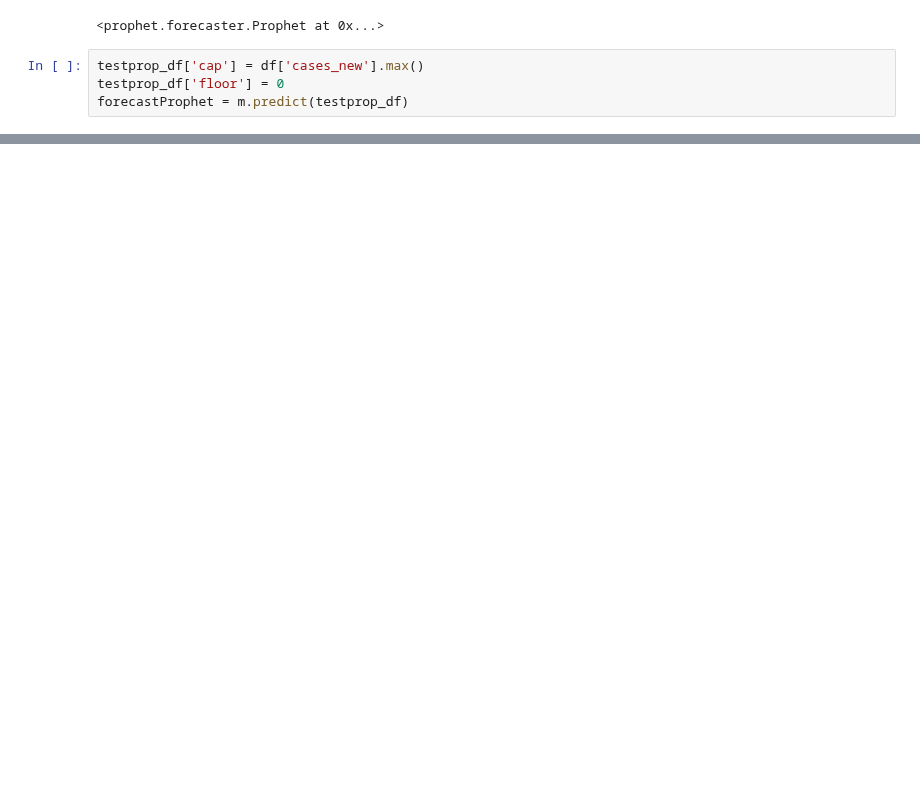
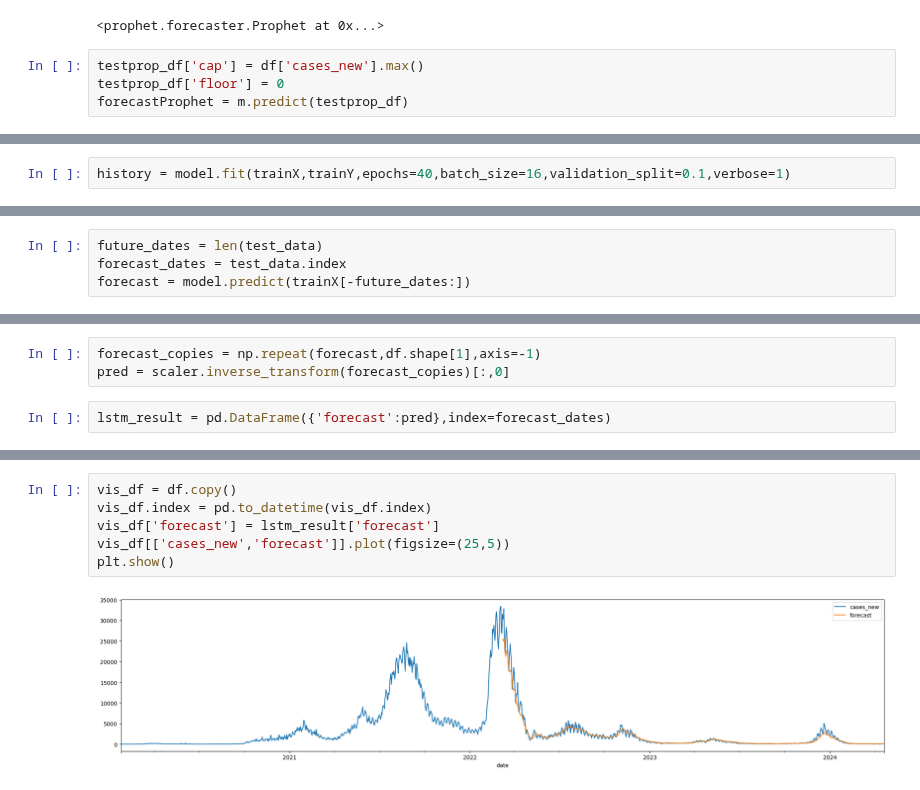
Before and after one commit to MarcusO17/5011-cem-ml, a Jupyter notebook: notebooks/model_training.ipynb, the cells around one changed output, grey strips where cells are left out. Cells and saved outputs as stored; diff of their text form; blank space fills up the shorter version.

```diff
--- a/notebooks/model_training.ipynb
+++ b/notebooks/model_training.ipynb
@@ -250,0 +369,2 @@ sns.lineplot(forecastProphet['yhat'])
+# %%
+history = model.fit(trainX,trainY,epochs=40,batch_size=16,validation_split=0.1,verbose=1)
@@ -250,0 +389,4 @@ sns.lineplot(forecastProphet['yhat'])
+# %%
+future_dates = len(test_data)
+forecast_dates = test_data.index
+forecast = model.predict(trainX[-future_dates:])
@@ -250,0 +415,5 @@ sns.lineplot(forecastProphet['yhat'])
+# %%
+forecast_copies = np.repeat(forecast,df.shape[1],axis=-1)
+pred = scaler.inverse_transform(forecast_copies)[:,0]
+# %%
+lstm_result = pd.DataFrame({'forecast':pred},index=forecast_dates)
@@ -250,0 +453,8 @@ sns.lineplot(forecastProphet['yhat'])
+# %%
+vis_df = df.copy()
+vis_df.index = pd.to_datetime(vis_df.index)
+vis_df['forecast'] = lstm_result['forecast']
+vis_df[['cases_new','forecast']].plot(figsize=(25,5))
+plt.show()
+# %% [output]
+[figure, added]
```
Also changed, not shown: parts of 29 cells of this notebook.
